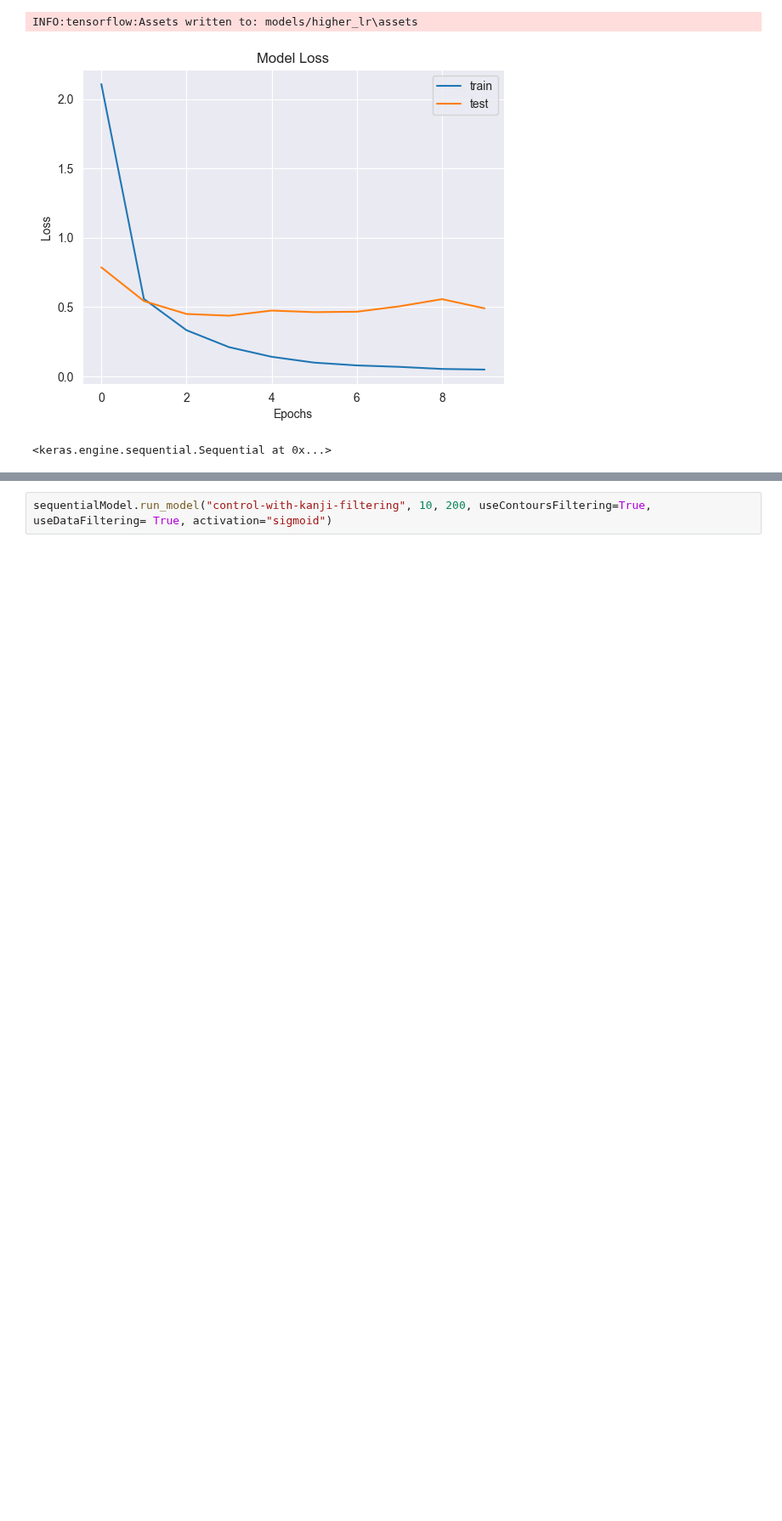
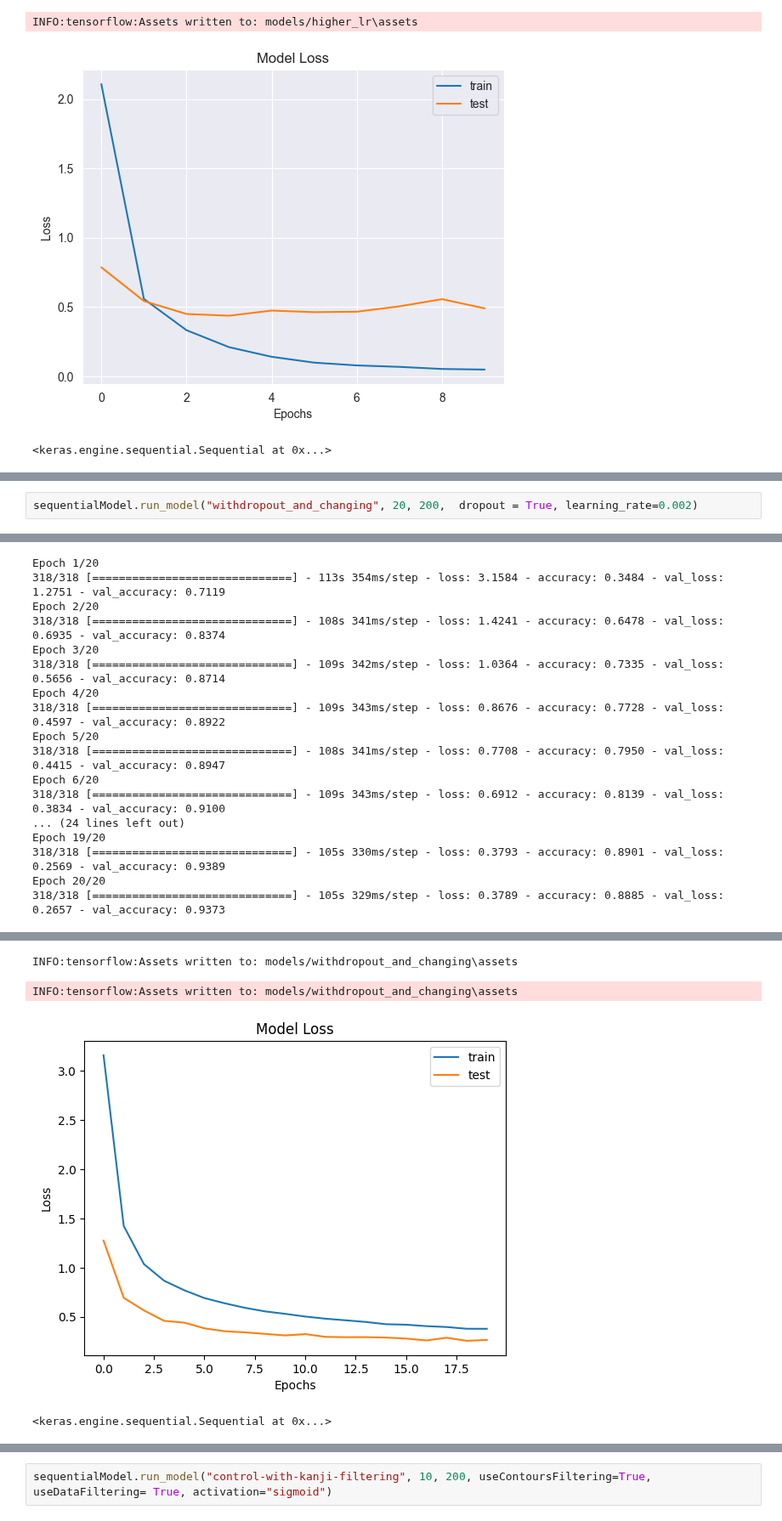
Before and after one commit to krisdanoda/Kanji-recognizer, a Jupyter notebook: Journal/Kris' Journal (to be renamed).ipynb, the cells around one changed output, grey strips where cells are left out. Shown at 85% size. Cells and saved outputs as stored; diff of their text form; blank space fills up the shorter version.

```diff
--- a/Journal/Kris' Journal (to be renamed).ipynb
+++ b/Journal/Kris' Journal (to be renamed).ipynb
@@ -642,0 +754,3 @@ INFO:tensorflow:Assets written to: models/withdropout\assets
+# %%
+sequentialModel.run_model("withdropout_and_changing", 20, 200,  dropout = True, learning_rate=0.002)
+# %% [output]
@@ -642,0 +774,17 @@ INFO:tensorflow:Assets written to: models/withdropout\assets
+Epoch 1/20
+318/318 [==============================] - 113s 354ms/step - loss: 3.1584 - accuracy: 0.3484 - val_loss: 1.2751 - val_accuracy: 0.7119
+Epoch 2/20
+318/318 [==============================] - 108s 341ms/step - loss: 1.4241 - accuracy: 0.6478 - val_loss: 0.6935 - val_accuracy: 0.8374
+Epoch 3/20
+318/318 [==============================] - 109s 342ms/step - loss: 1.0364 - accuracy: 0.7335 - val_loss: 0.5656 - val_accuracy: 0.8714
+Epoch 4/20
+318/318 [==============================] - 109s 343ms/step - loss: 0.8676 - accuracy: 0.7728 - val_loss: 0.4597 - val_accuracy: 0.8922
+Epoch 5/20
+318/318 [==============================] - 108s 341ms/step - loss: 0.7708 - accuracy: 0.7950 - val_loss: 0.4415 - val_accuracy: 0.8947
+Epoch 6/20
+318/318 [==============================] - 109s 343ms/step - loss: 0.6912 - accuracy: 0.8139 - val_loss: 0.3834 - val_accuracy: 0.9100
+... (24 lines left out)
+Epoch 19/20
+318/318 [==============================] - 105s 330ms/step - loss: 0.3793 - accuracy: 0.8901 - val_loss: 0.2569 - val_accuracy: 0.9389
+Epoch 20/20
+318/318 [==============================] - 105s 329ms/step - loss: 0.3789 - accuracy: 0.8885 - val_loss: 0.2657 - val_accuracy: 0.9373
@@ -642,0 +792,4 @@ INFO:tensorflow:Assets written to: models/withdropout\assets
+INFO:tensorflow:Assets written to: models/withdropout_and_changing\assets
+INFO:tensorflow:Assets written to: models/withdropout_and_changing\assets
+[figure, added]
+<keras.engine.sequential.Sequential at 0x...>
```
Also changed, not shown: parts of 13 cells of this notebook, 30 other files.
